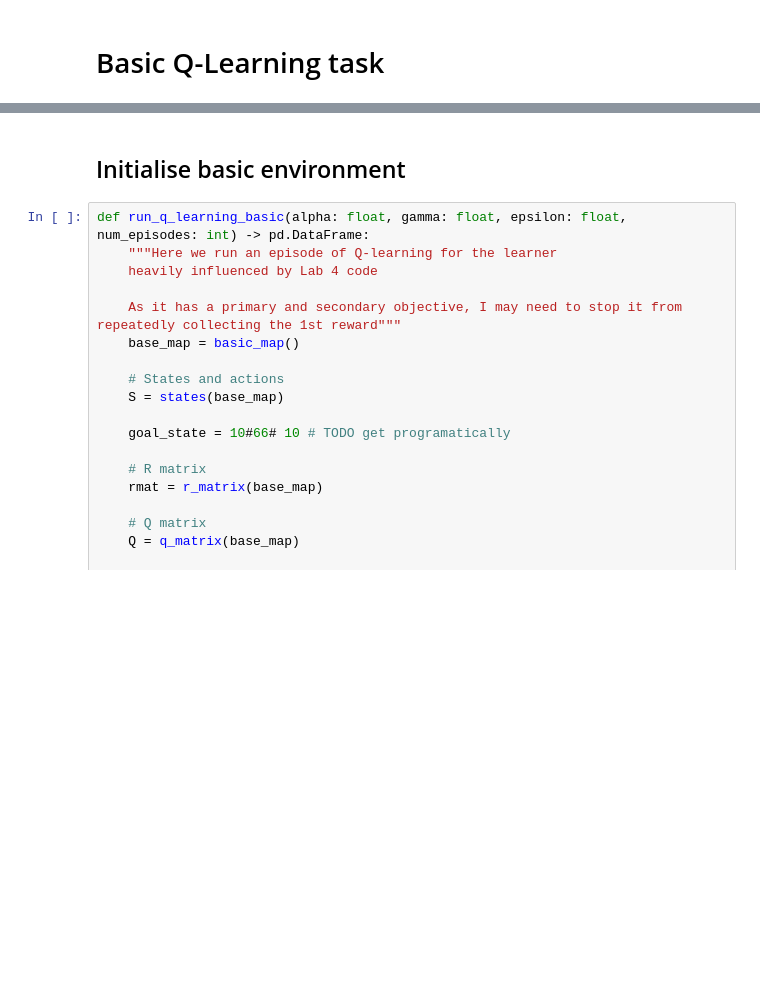
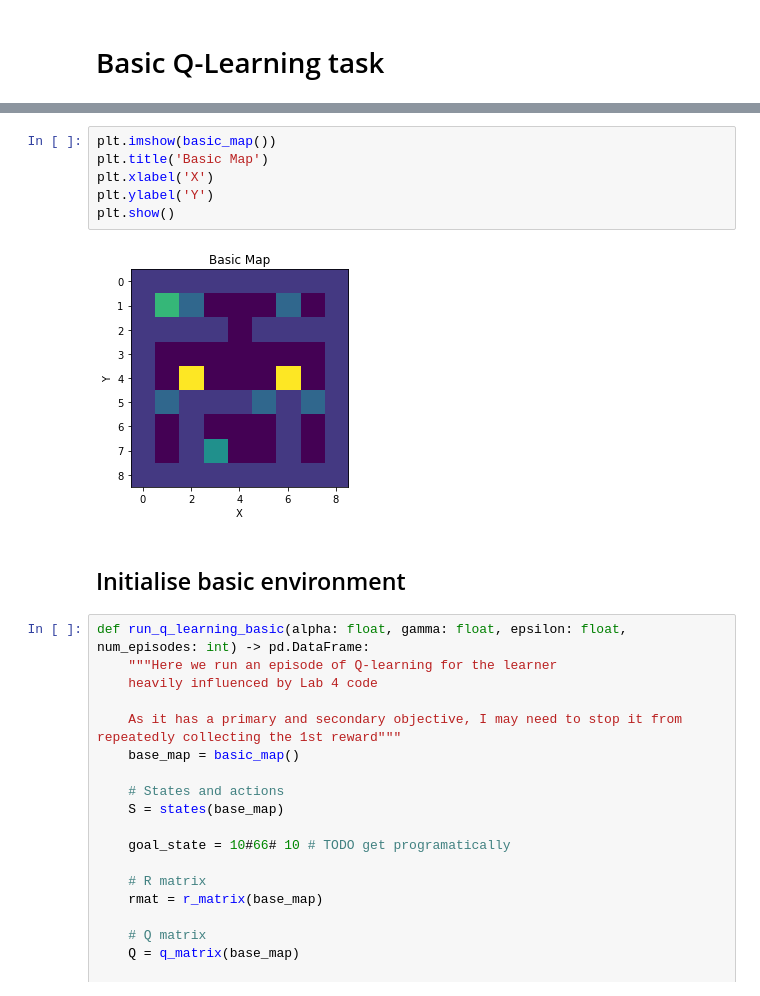
Before and after one commit to SL477/DRL-coursework, a Jupyter notebook: notebook.ipynb, the cells around one changed output, grey strips where cells are left out. Saved outputs shown, nothing was run; the diff lists cells and outputs as text; blank space fills up the shorter version.

```diff
--- a/notebook.ipynb
+++ b/notebook.ipynb
@@ -14,3 +35,11 @@ from IPython.display import display
+# %%
+plt.imshow(basic_map())
+plt.title('Basic Map')
+plt.xlabel('X')
+plt.ylabel('Y')
+plt.show()
+# %% [output]
+[figure, added]
 # %% [markdown]
 ## Initialise basic environment
 # %%
```
Also changed, not shown: parts of 3 cells of this notebook, 2 other files.
